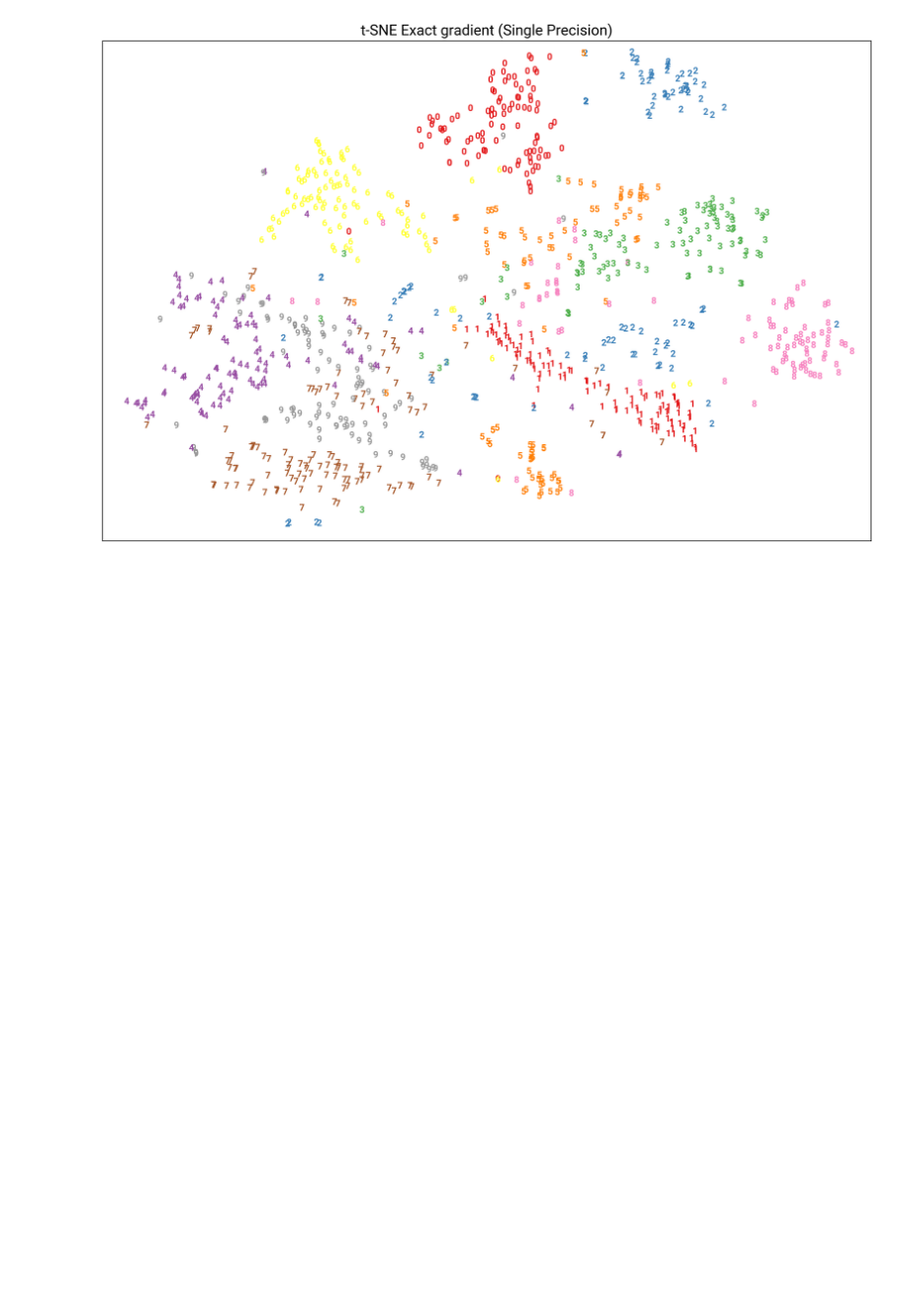
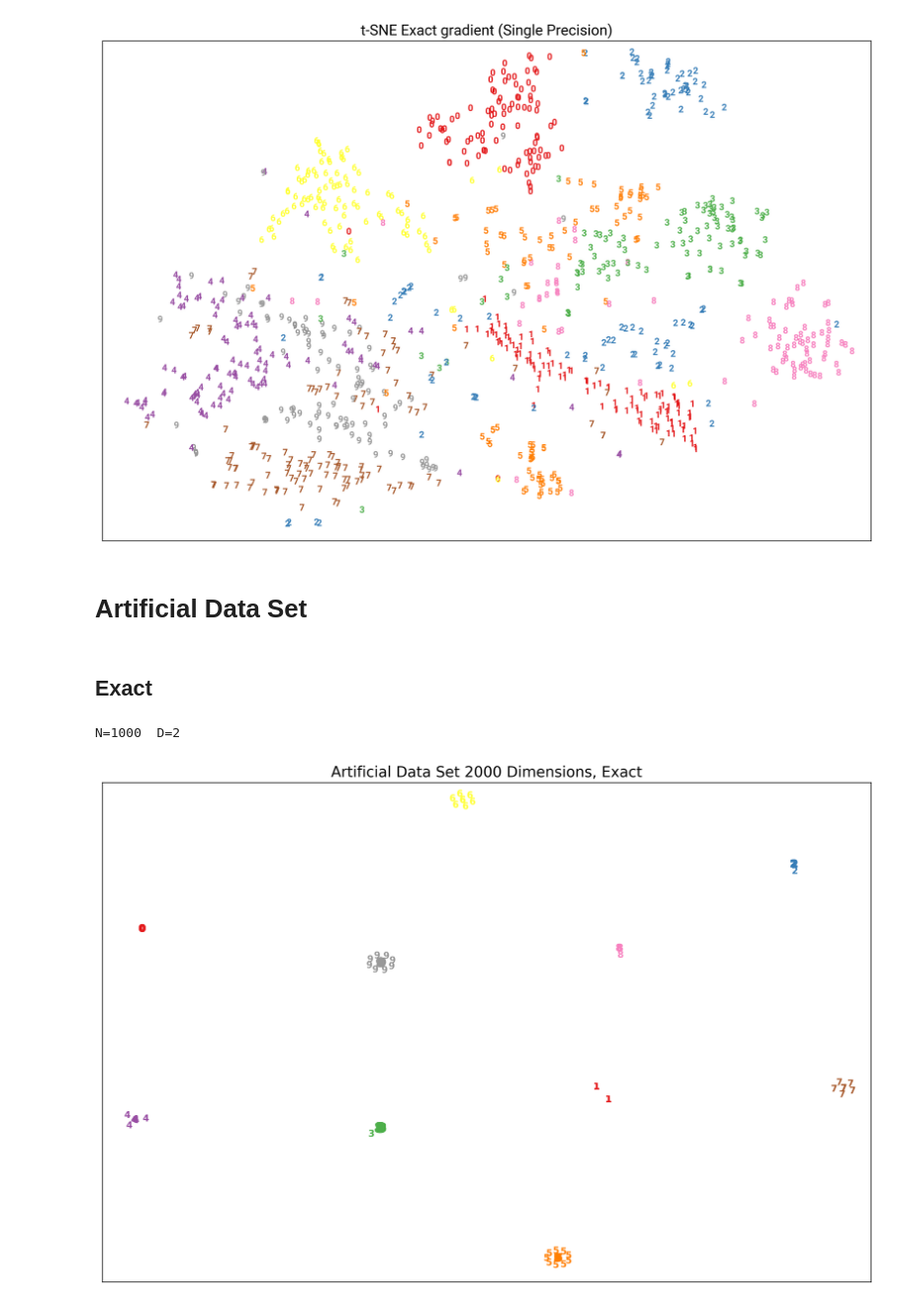
Before and after one commit to albertomontesg/fast-tsne, a Jupyter notebook: code/numerical_check/result_checking.ipynb, the cells around one changed output. Shown at 99% size. Drawn from its saved outputs; the diff is of its cells as text; code cells hidden in the pictures; blank space fills up the shorter version.

```diff
--- a/code/numerical_check/result_checking.ipynb
+++ b/code/numerical_check/result_checking.ipynb
@@ -94,3 +94,14 @@ plot_embedding(Y, labels, title="t-SNE Exact gradient (Single Precision)")
 # %% [output]
 N=1000  D=2
 [figure]
+# %% [markdown]
+# Artificial Data Set
+# %% [markdown]
+## Exact
+# %%
+Y_n = read_results('../implementations/tsne_exact_optimizations/result_d_other.dat')
+labels = read_labels('../generate_test_data/10_2000_10000.labels')
+plot_embedding(Y_n, labels, title="Artificial Data Set 2000 Dimensions, Exact")
+# %% [output]
+N=1000  D=2
+[figure, added]
```
Also changed, not shown: parts of 2 cells of this notebook, 5 other files.
